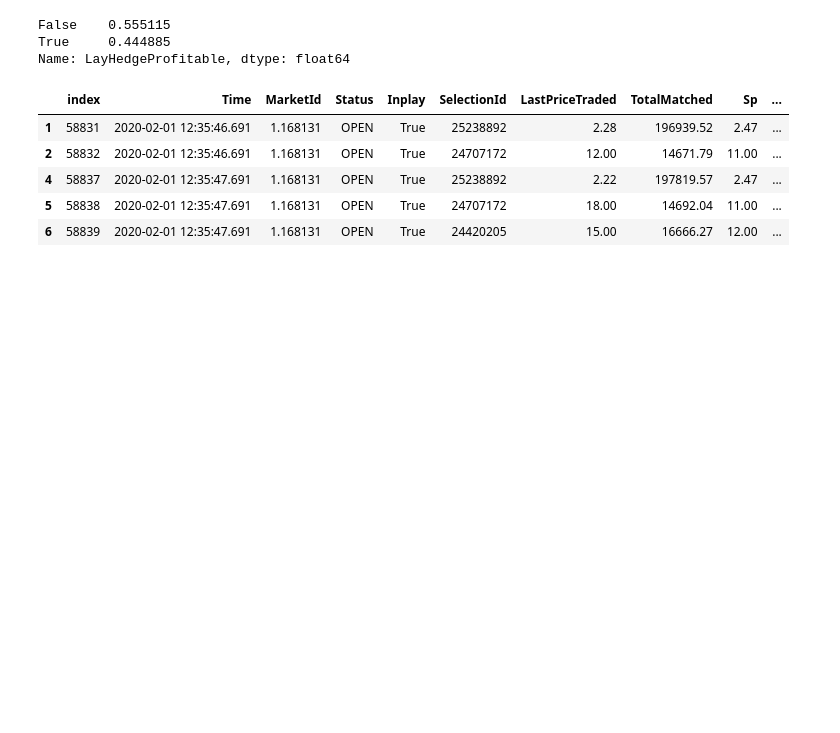
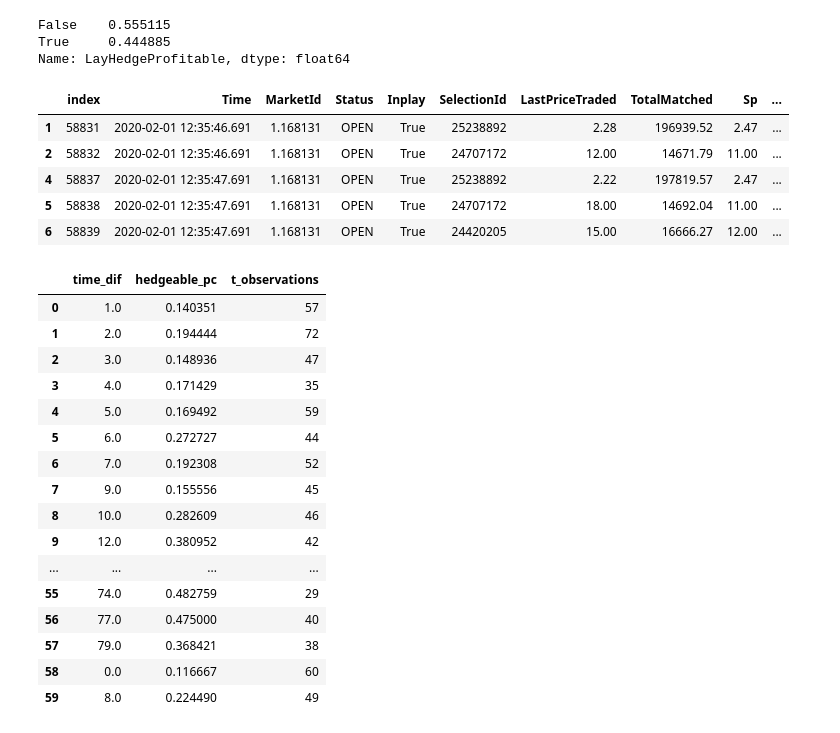
Before and after one commit to tbardrick/betfair_project, a Jupyter notebook: notebooks/api_tests/3_betfair_advanced_data_month_dataframe_version.ipynb, the cells around one changed output. Drawn from its saved outputs; the diff is of its cells as text; code cells hidden in the pictures; blank space fills up the shorter version.

```diff
--- a/notebooks/api_tests/3_betfair_advanced_data_month_dataframe_version.ipynb
+++ b/notebooks/api_tests/3_betfair_advanced_data_month_dataframe_version.ipynb
@@ -357,0 +362,20 @@ df_inplay.head()
+# %%
+df_hedge.iloc[0:60]
+# %% [output]
+|  | time_dif | hedgeable_pc | t_observations |
+| 0 | 1.0 | 0.140351 | 57 |
+| 1 | 2.0 | 0.194444 | 72 |
+| 2 | 3.0 | 0.148936 | 47 |
+| 3 | 4.0 | 0.171429 | 35 |
+| 4 | 5.0 | 0.169492 | 59 |
+| 5 | 6.0 | 0.272727 | 44 |
+| 6 | 7.0 | 0.192308 | 52 |
+| 7 | 9.0 | 0.155556 | 45 |
+| 8 | 10.0 | 0.282609 | 46 |
+| 9 | 12.0 | 0.380952 | 42 |
+| ... | ... | ... | ... |
+| 55 | 74.0 | 0.482759 | 29 |
+| 56 | 77.0 | 0.475000 | 40 |
+| 57 | 79.0 | 0.368421 | 38 |
+| 58 | 0.0 | 0.116667 | 60 |
+| 59 | 8.0 | 0.224490 | 49 |
```
Also changed, not shown: parts of 3 cells of this notebook.
